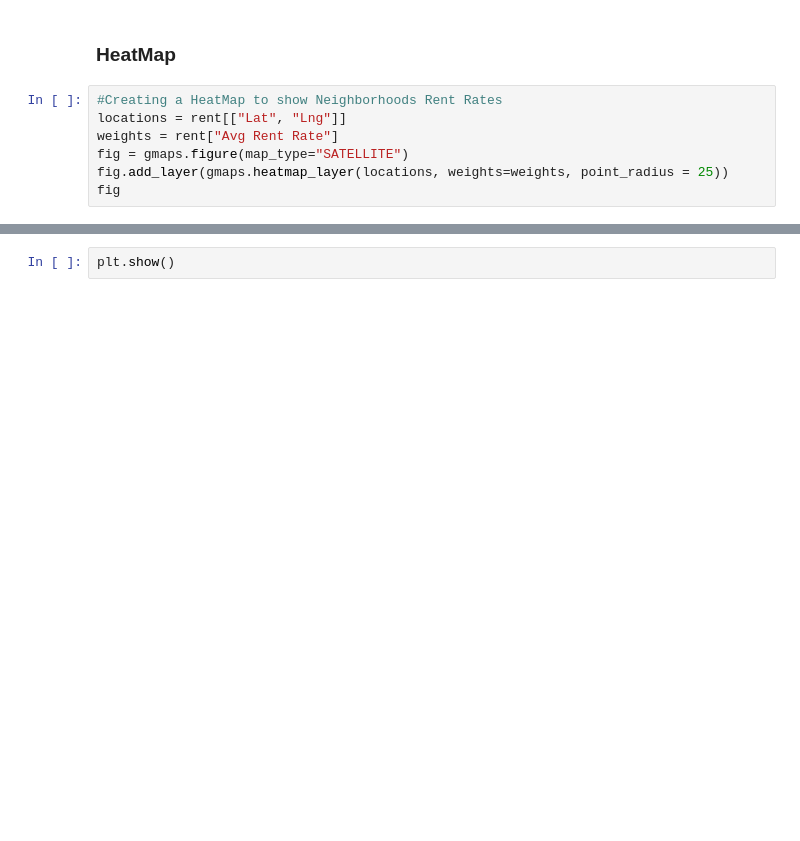
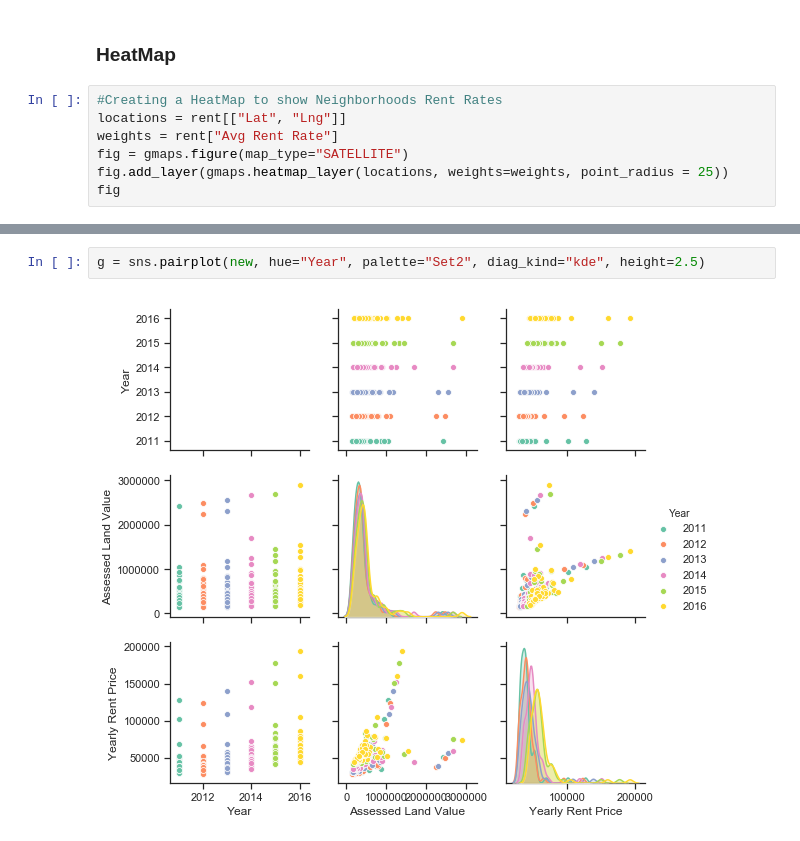
Before and after one commit to rochiecuevas/shared_accommodations, a Jupyter notebook: Data visualisation.ipynb, the cells around one changed output, grey strips where cells are left out. Cells and saved outputs as stored; diff of their text form; blank space fills up the shorter version.

```diff
--- a/Data visualisation.ipynb
+++ b/Data visualisation.ipynb
@@ -118,3 +128,5 @@ KeyboardInterrupt:
-# %%
-plt.show()
+# %%
+g = sns.pairplot(new, hue="Year", palette="Set2", diag_kind="kde", height=2.5)
+# %% [output]
+[figure, added]
 # %%
```
Also changed, not shown: parts of 6 cells of this notebook.
